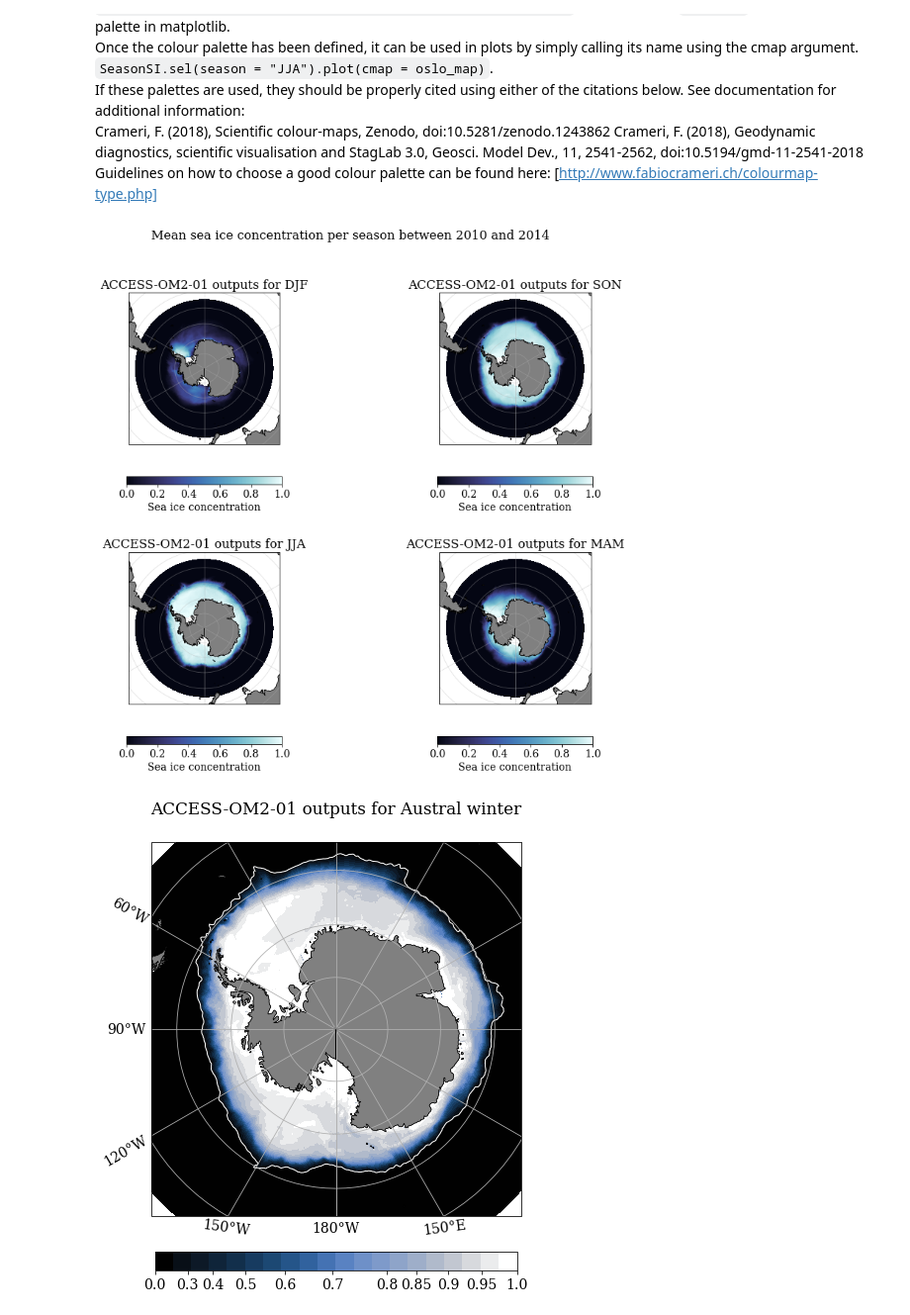
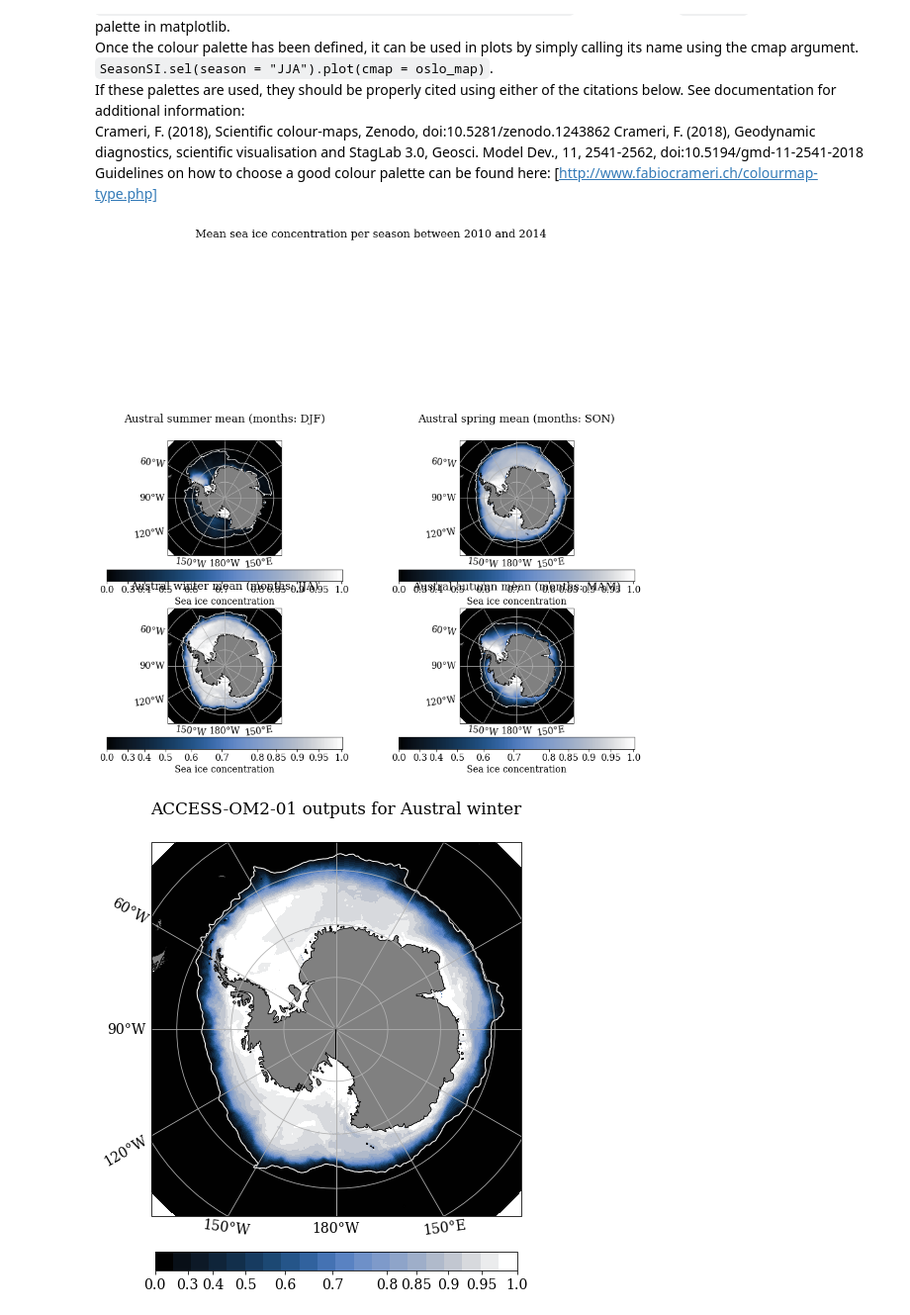
Before and after one commit to lidefi87/ACCESS_scripts_DFA, a Jupyter notebook: Scripts/SeaIcePlots.ipynb, the cells around one changed output. Shown at 99% size. Saved outputs shown, nothing was run; the diff lists cells and outputs as text; code cells hidden in the pictures.

Commit message:
SeaIce notebook update
Tweaking the maps, so they appear better.

```diff
--- a/Scripts/SeaIcePlots.ipynb
+++ b/Scripts/SeaIcePlots.ipynb
@@ -329,8 +329,20 @@ Crameri, F. (2018), Geodynamic diagnostics, scientific visualisation and StagLab
 doi:10.5194/gmd-11-2541-2018
 Guidelines on how to choose a good colour palette can be found here: [http://www.fabiocrameri.ch/colourmap-type.php]
 # %%
+#Defining colour palette from Scientific Colour Maps
+from matplotlib.colors import LinearSegmentedColormap
+cm_data = np.loadtxt("../../ScientificColourMaps6/oslo/oslo.txt")
+oslo_map = LinearSegmentedColormap.from_list('oslo', cm_data)
+
+#Calling libraries to edit long and lat labels
+import matplotlib.ticker as mticker
+from cartopy.mpl.gridliner import LONGITUDE_FORMATTER, LATITUDE_FORMATTER
+
 #The sum of sea ice area will be calculated along all longitudes and latitudes
 SeasonSI = SOarr.groupby('time.season').mean('time')
+
+#Defining season names
+seasonName = {'DJF': 'Austral summer', 'MAM': 'Austral autumn', 'JJA': 'Austral winter', 'SON': 'Austral spring'}
 
 #Change global font and font size
 plt.rcParams['font.family'] = 'serif'
@@ -338,10 +350,12 @@ plt.rcParams['font.size'] = 14
 
 #Sea ice extent defined as the 15% concentration contour
 contIce = 0.15
+#Define the contour lines to be shown in the graph. From 0 to 1 and increasing by 0.05.
+levels = np.arange(0, 1.01, .005)
 
 #Stretch the colourbar to emphasise the differences in high and low sea ice concentration areas
 cmap_gamma = 2. # exponent for power-law stretch of colormap
-cbar_ticks = [f**cmap_gamma for f in [0,.3,.4,.5,.6,.7,.8,.85,.9,.95,1]]
+cbar_ticks = [f**cmap_gamma for f in [0, .3, .4, .5, .6, .7, .8, .85, .9, .95, 1]]
 
 #Define projection to polar
 projection = ccrs.SouthPolarStereo()
@@ -351,42 +365,74 @@ land_50m = cft.NaturalEarthFeature('physical', 'land', '50m', edgecolor = 'black
 
 #Create composite figures
 fig, axes = plt.subplots(nrows = 2, ncols = 2, figsize = (14, 12),
                          subplot_kw = dict(projection = projection))
 #Create counter using a list: i and j define the plot, while season refers to season
 for i, j, season in [(0, 0, 'DJF'), (1, 1, 'MAM'), (1, 0, 'JJA'), (0, 1, 'SON')]:
     #Extract information for each season and start plotting
     #pcolormesh creates a pseudo color map with a non-rectangular grid
-    p1 = SeasonSI.sel(season = season).plot.pcolormesh(x = 'xt_ocean', y = 'yt_ocean', ax = axes[i, j],
-                                                       #Setting color palette and min-max values for colourbar
-                                                       cmap = cm.cm.ice, vmin = 0, vmax = 1,
-                                                       #Remove colourbar to allow for further manipulation
-                                                       transform = ccrs.PlateCarree(), add_colorbar = False)
+    #cmap_gamma to be applied as exponent to data being plotted
+    p1 = (SeasonSI.sel(season = season)**cmap_gamma).\
+    plot.contourf(x = 'xt_ocean', y = 'yt_ocean', ax = axes[i, j],
+                  #Setting oslo as color palette and defining min-max values for colourbar
+                  cmap = oslo_map, vmin = 0, vmax = 1,
+                  #Setting contour levels
+                  levels = levels,
+                  #Remove colourbar to allow for further manipulation
+                  transform = ccrs.PlateCarree(), add_colorbar = False)
+    SeasonSI.sel(season = season).plot.contour(x = 'xt_ocean', y = 'yt_ocean', ax = axes[i,j],
+                                               levels = [0.15], colors = 'white', linewidths = 1,
+                                               transform = ccrs.PlateCarree())
     #Set title for each subplot and remove x and y axes labels
-    axes[i,j].set_title('ACCESS-OM2-01 outputs for ' + season)
+    if season in seasonName:
+        axes[i,j].set_title(seasonName[season] + ' mean (months: ' + season + ')')
     axes[i,j].set_ylabel("")
     axes[i,j].set_xlabel("")
-    #Add the 15% contour on top of map showing concentration
 
     #Change the colourbars for each figure
-    cb = fig.colorbar(p1, ax = axes[i,j], orientation = 'horizontal', shrink = 0.6)
+    #Set values outside the upper limit to be gray
+    p1.cmap.set_over(color = '#e7e4d9', alpha = None)
+    #Set colourbar to be horizontal, 40% its original size and a distance equal to 7.5% of total figure area from the plot
+    cb = fig.colorbar(p1, ax = axes[i,j], orientation = 'horizontal', shrink = 0.7, pad = 0.09)
     #Set title for colourbar
     cb.ax.set_xlabel('Sea ice concentration')
+    #Setting colourbar ticks and labels
+    cb.set_ticks(cbar_ticks)
+    cb.set_ticklabels([str(f**(1./cmap_gamma)) for f in cbar_ticks])
 
-#Changing global parameters
+#Changing other parameters
 for ax in axes.flat:
+    #Coastlines to appear
     ax.coastlines(resolution = '50m')
+    #Add feature loaded at the beginning of this section
     ax.add_feature(land_50m)
+    #Set the extent of maps
+    ax.set_extent([-280, 80, -80, -55], crs = ccrs.PlateCarree())
+    #Adding gridlines gridlines - Removing any labels inside the map on the y axis
+    gl = ax.gridlines(draw_labels = True, y_inline = False)
+    #Change gridline color
     ax.gridlines(color = "#b4b4b4", alpha = 0.4)
+    #Remove labels from everywhere except the left and right (longitude only)
+    gl.xlabels_left = False
+    gl.ylabels_right = False
+    gl.xlabels_right = False
+    gl.xlabels_top = False
+    #Locate longitude ticks - Set to every 30 deg
+    gl.xlocator = mticker.FixedLocator(np.arange(-180, 181, 30))
+    #Give longitude labels the correct format for longitudes
+    gl.xformatter = LONGITUDE_FORMATTER
+    #Set y label colour to white to remove latitude labels that show on graph
+    gl.ylabel_style = {'color': 'white'}
 
 #Removes white space
 plt.tight_layout()
 #Set title for composite figure
 fig.suptitle('Mean sea ice concentration per season between ' + str(MinY) + ' and '+ str(MaxY))
+fig.subplots_adjust(top = 0.6)
 
 #Save figure to local folder
-# plt.savefig("../Outputs/Figures/SeasonalMeanSeaIce.tiff", dpi = 300)
+plt.savefig("../Outputs/Figures/SeasonalMeanSeaIce.tiff", dpi = 300)
 
 #Automated path to save figures
-# os.path.join('../Outputs/Figures', ('MonthlyMeanSeaIce' + str(MinY) + '-' + str(MaxY) + '.tiff'))
+# os.path.join('../Outputs/Figures', ('SeasonalMeanSeaIce' + str(MinY) + '-' + str(MaxY) + '.tiff'))
 # %% [output]
-[figure, old version]
+[figure, new version]
```
Also changed, not shown: parts of 1 cell of this notebook, 1 other file.
